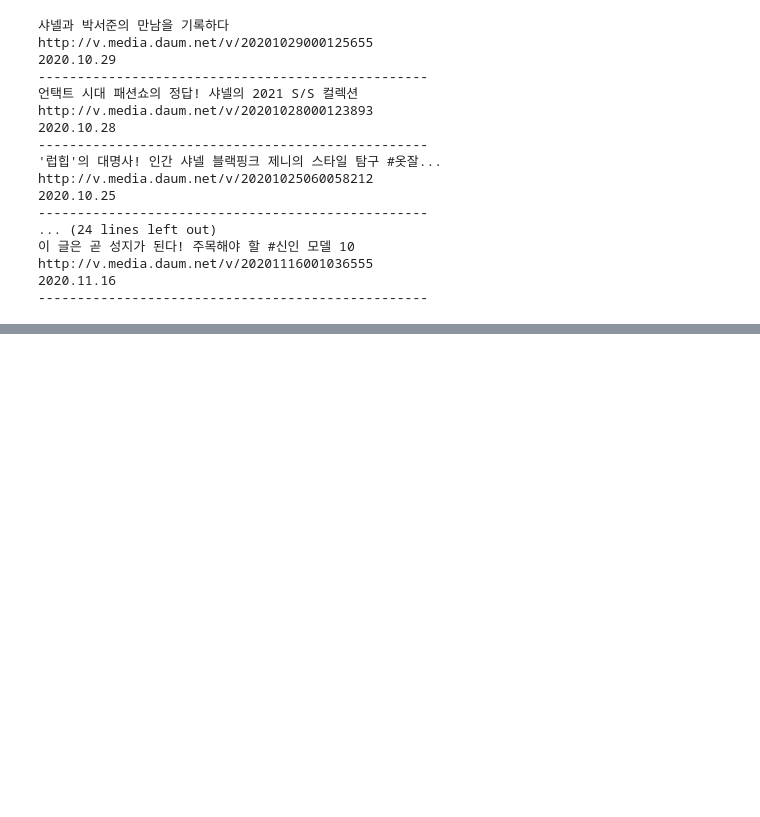
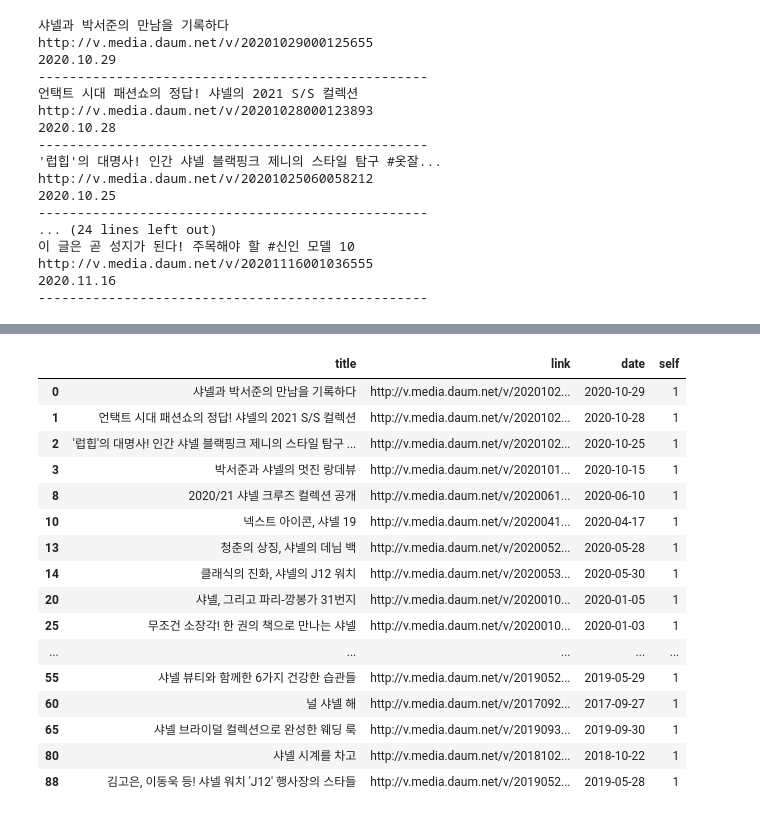
Before and after one commit to sujin29/blande, a Jupyter notebook: crawling_daum.ipynb, the cells around one changed output, grey strips where cells are left out. Cells and saved outputs as stored; diff of their text form; code cells hidden in the pictures; blank space fills up the shorter version.

Commit message:
Add files via upload
마리끌레르는 self 컬럼부터 다시 하기.
daum뉴스는 샤넬부터 다시하기

```diff
--- a/crawling_daum.ipynb
+++ b/crawling_daum.ipynb
@@ -136,0 +170,2 @@ elle_chanel.head()
+# %%
+elle_chanel['date'] = elle_chanel['date'].astype(int)
@@ -136,0 +180,2 @@ elle_chanel.head()
+# %%
+elle_chanel.loc[elle_chanel['date']<20160901, 'date'] = np.NaN
@@ -138,0 +599,5 @@ elle_chanel.head()
+# %%
+def get_self(df, kw):
+    df['self'] = 0
+    df.loc[df['title'].str.contains(kw), 'self'] = 1
+    display(df[df['title'].str.contains(kw)])
@@ -138,0 +718,2 @@ elle_chanel.head()
+# %%
+elle_chanel.loc[(elle_chanel['date'] == '11시간전 | 엘르') | (elle_chanel['date'] == '23시간전 | 엘르'), 'date'] = '2020.11.17'
@@ -138,0 +783,20 @@ elle_chanel.head()
+# %%
+get_self(elle_chanel, '샤넬')
+# %% [output]
+|  | title | link | date | self |
+| 0 | 샤넬과 박서준의 만남을 기록하다 | http://v.media.daum.net/v/2020102... | 2020-10-29 | 1 |
+| 1 | 언택트 시대 패션쇼의 정답! 샤넬의 2021 S/S 컬렉션 | http://v.media.daum.net/v/2020102... | 2020-10-28 | 1 |
+| 2 | '럽힙'의 대명사! 인간 샤넬 블랙핑크 제니의 스타일 탐구 ... | http://v.media.daum.net/v/2020102... | 2020-10-25 | 1 |
+| 3 | 박서준과 샤넬의 멋진 랑데뷰 | http://v.media.daum.net/v/2020101... | 2020-10-15 | 1 |
+| 8 | 2020/21 샤넬 크루즈 컬렉션 공개 | http://v.media.daum.net/v/2020061... | 2020-06-10 | 1 |
+| 10 | 넥스트 아이콘, 샤넬 19 | http://v.media.daum.net/v/2020041... | 2020-04-17 | 1 |
+| 13 | 청춘의 상징, 샤넬의 데님 백 | http://v.media.daum.net/v/2020052... | 2020-05-28 | 1 |
+| 14 | 클래식의 진화, 샤넬의 J12 워치 | http://v.media.daum.net/v/2020053... | 2020-05-30 | 1 |
+| 20 | 샤넬, 그리고 파리-깡봉가 31번지 | http://v.media.daum.net/v/2020010... | 2020-01-05 | 1 |
+| 25 | 무조건 소장각! 한 권의 책으로 만나는 샤넬 | http://v.media.daum.net/v/2020010... | 2020-01-03 | 1 |
+| ... | ... | ... | ... | ... |
+| 55 | 샤넬 뷰티와 함께한 6가지 건강한 습관들 | http://v.media.daum.net/v/2019052... | 2019-05-29 | 1 |
+| 60 | 널 샤넬 해 | http://v.media.daum.net/v/2017092... | 2017-09-27 | 1 |
+| 65 | 샤넬 브라이덜 컬렉션으로 완성한 웨딩 룩 | http://v.media.daum.net/v/2019093... | 2019-09-30 | 1 |
+| 80 | 샤넬 시계를 차고 | http://v.media.daum.net/v/2018102... | 2018-10-22 | 1 |
+| 88 | 김고은, 이동욱 등! 샤넬 워치 'J12' 행사장의 스타들 | http://v.media.daum.net/v/2019052... | 2019-05-28 | 1 |
```
Also changed, not shown: parts of 83 cells of this notebook, 1 other file.
